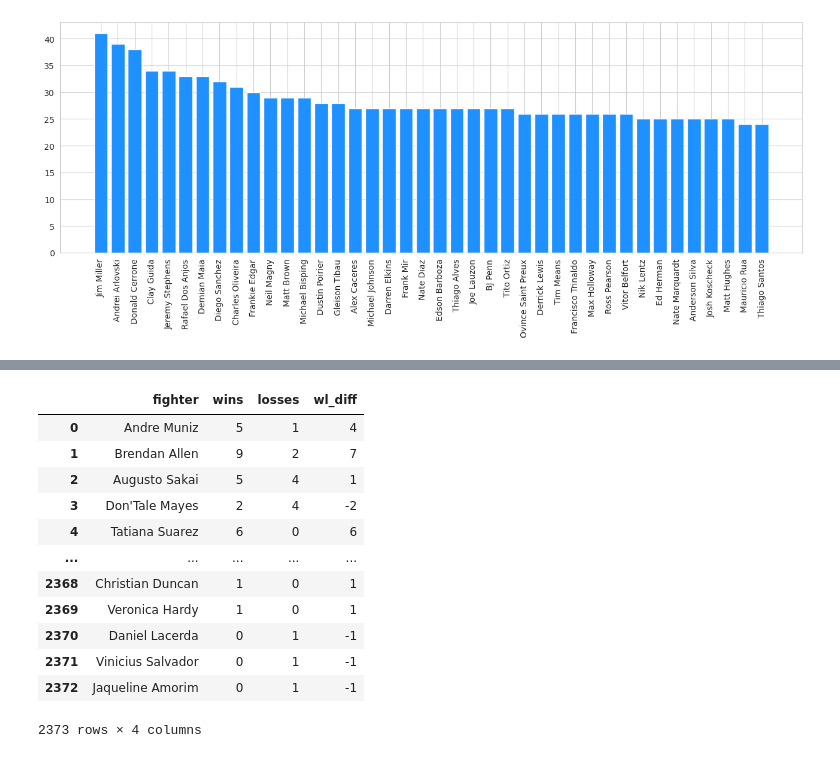
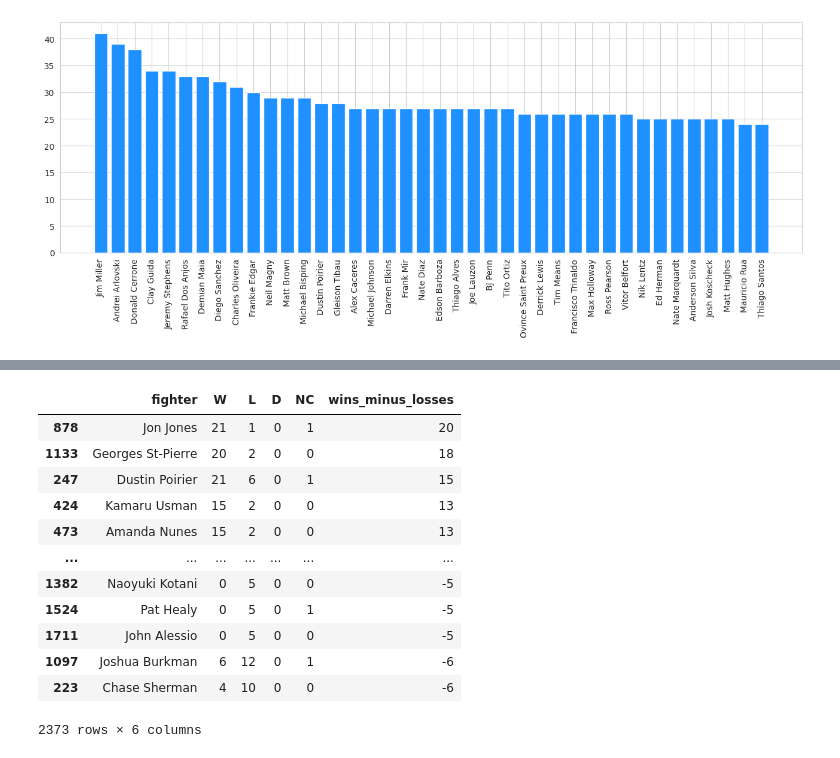
Before and after one commit to andreitsev/ufc, a Jupyter notebook: notebooks/2.0 EDA.ipynb, the cells around one changed output, grey strips where cells are left out. Saved outputs shown, nothing was run; the diff lists cells and outputs as text; code cells hidden in the pictures.

```diff
--- a/notebooks/2.0 EDA.ipynb
+++ b/notebooks/2.0 EDA.ipynb
@@ -38,6 +39,8 @@ import matplotlib
 import matplotlib.pyplot as plt
 import seaborn as sns
 %matplotlib inline
+# %%
+pd.set_option('display.max_columns', 200)
 # %%
 matplotlib.rcParams['figure.figsize'] = (7, 7)
 sns.set_style('whitegrid')
@@ -109,18 +120,18 @@ for name1, name2, wl1, wl2 in df[
 # %%
 record_df = pd.DataFrame(winloose_dict).T.reset_index().rename(columns={'index': 'fighter'})
-record_df['wl_diff'] = record_df['wins'] - record_df['losses']
-record_df
+record_df['wins_minus_losses'] = record_df['W'] - record_df['L']
+record_df.sort_values(by=['wins_minus_losses', 'W', 'L'], ascending=[False, False, True])
 # %% [output]
-|  | fighter | wins | losses | wl_diff |
-| 0 | Andre Muniz | 5 | 1 | 4 |
-| 1 | Brendan Allen | 9 | 2 | 7 |
-| 2 | Augusto Sakai | 5 | 4 | 1 |
-| 3 | Don'Tale Mayes | 2 | 4 | -2 |
-| 4 | Tatiana Suarez | 6 | 0 | 6 |
-| ... | ... | ... | ... | ... |
-| 2368 | Christian Duncan | 1 | 0 | 1 |
-| 2369 | Veronica Hardy | 1 | 0 | 1 |
-| 2370 | Daniel Lacerda | 0 | 1 | -1 |
-| 2371 | Vinicius Salvador | 0 | 1 | -1 |
-| 2372 | Jaqueline Amorim | 0 | 1 | -1 |
+|  | fighter | W | L | D | NC | wins_minus_losses |
+| 878 | Jon Jones | 21 | 1 | 0 | 1 | 20 |
+| 1133 | Georges St-Pierre | 20 | 2 | 0 | 0 | 18 |
+| 247 | Dustin Poirier | 21 | 6 | 0 | 1 | 15 |
+| 424 | Kamaru Usman | 15 | 2 | 0 | 0 | 13 |
+| 473 | Amanda Nunes | 15 | 2 | 0 | 0 | 13 |
+| ... | ... | ... | ... | ... | ... | ... |
+| 1382 | Naoyuki Kotani | 0 | 5 | 0 | 0 | -5 |
+| 1524 | Pat Healy | 0 | 5 | 0 | 1 | -5 |
+| 1711 | John Alessio | 0 | 5 | 0 | 0 | -5 |
+| 1097 | Joshua Burkman | 6 | 12 | 0 | 1 | -6 |
+| 223 | Chase Sherman | 4 | 10 | 0 | 0 | -6 |
-2373 rows × 4 columns
+2373 rows × 6 columns
```
Also changed, not shown: parts of 11 cells of this notebook, 2 other files.
